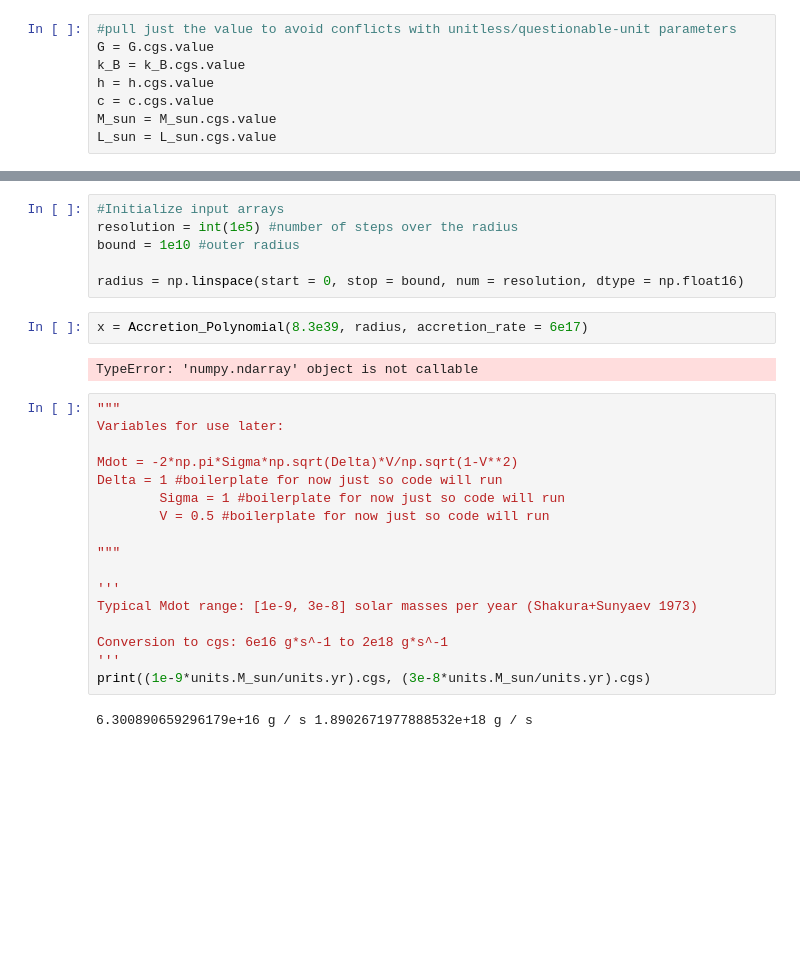
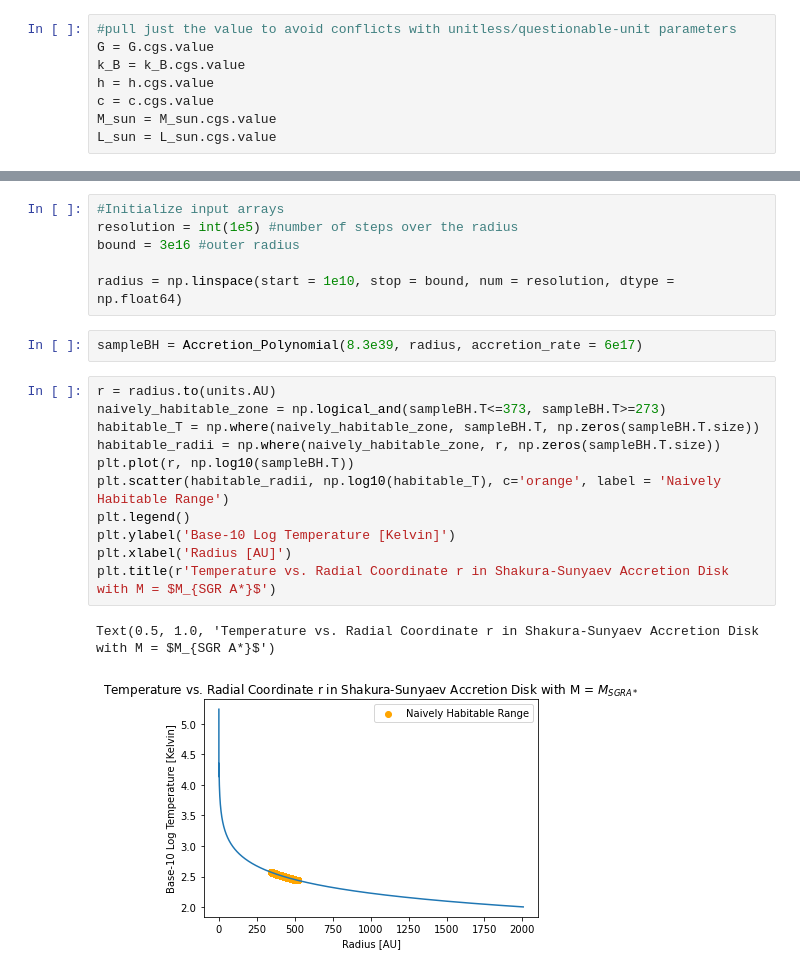
Before and after one commit to aaronreichmenberliner/AccretionModeling, a Jupyter notebook: Shakura_Sunyaev_Modeling.ipynb, the cells around one changed output, grey strips where cells are left out. Drawn from its saved outputs; the diff is of its cells as text; blank space fills up the shorter version.

```diff
--- a/Shakura_Sunyaev_Modeling.ipynb
+++ b/Shakura_Sunyaev_Modeling.ipynb
@@ -107,29 +111,22 @@ class Accretion_Polynomial:
 # %%
 #Initialize input arrays
 resolution = int(1e5) #number of steps over the radius
-bound = 1e10 #outer radius
+bound = 3e16 #outer radius
 
-radius = np.linspace(start = 0, stop = bound, num = resolution, dtype = np.float16)
+radius = np.linspace(start = 1e10, stop = bound, num = resolution, dtype = np.float64)
 # %%
-x = Accretion_Polynomial(8.3e39, radius, accretion_rate = 6e17)
+sampleBH = Accretion_Polynomial(8.3e39, radius, accretion_rate = 6e17)
-# %% [output]
-TypeError: 'numpy.ndarray' object is not callable
-# %%
-"""
-Variables for use later:
-
-Mdot = -2*np.pi*Sigma*np.sqrt(Delta)*V/np.sqrt(1-V**2)
-Delta = 1 #boilerplate for now just so code will run
-        Sigma = 1 #boilerplate for now just so code will run
-        V = 0.5 #boilerplate for now just so code will run
-
-"""
-
-'''
-Typical Mdot range: [1e-9, 3e-8] solar masses per year (Shakura+Sunyaev 1973)
-
-Conversion to cgs: 6e16 g*s^-1 to 2e18 g*s^-1
-'''
-print((1e-9*units.M_sun/units.yr).cgs, (3e-8*units.M_sun/units.yr).cgs)
-# %% [output]
-6.300890659296179e+16 g / s 1.8902671977888532e+18 g / s
+# %%
+r = radius.to(units.AU)
+naively_habitable_zone = np.logical_and(sampleBH.T<=373, sampleBH.T>=273)
+habitable_T = np.where(naively_habitable_zone, sampleBH.T, np.zeros(sampleBH.T.size))
+habitable_radii = np.where(naively_habitable_zone, r, np.zeros(sampleBH.T.size))
+plt.plot(r, np.log10(sampleBH.T))
+plt.scatter(habitable_radii, np.log10(habitable_T), c='orange', label = 'Naively Habitable Range')
+plt.legend()
+plt.ylabel('Base-10 Log Temperature [Kelvin]')
+plt.xlabel('Radius [AU]')
+plt.title(r'Temperature vs. Radial Coordinate r in Shakura-Sunyaev Accretion Disk with M = $M_{SGR A*}$')
+# %% [output]
+Text(0.5, 1.0, 'Temperature vs. Radial Coordinate r in Shakura-Sunyaev Accretion Disk with M = $M_{SGR A*}$')
+[figure, added]
```
Also changed, not shown: parts of 6 cells of this notebook.
